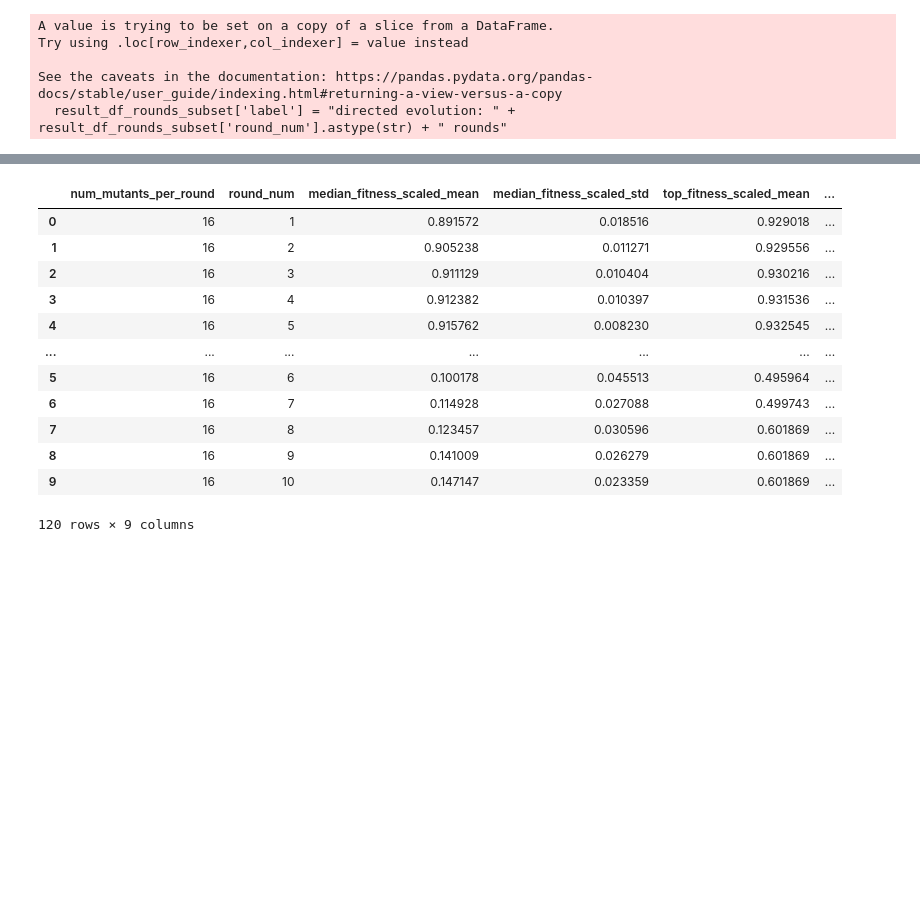
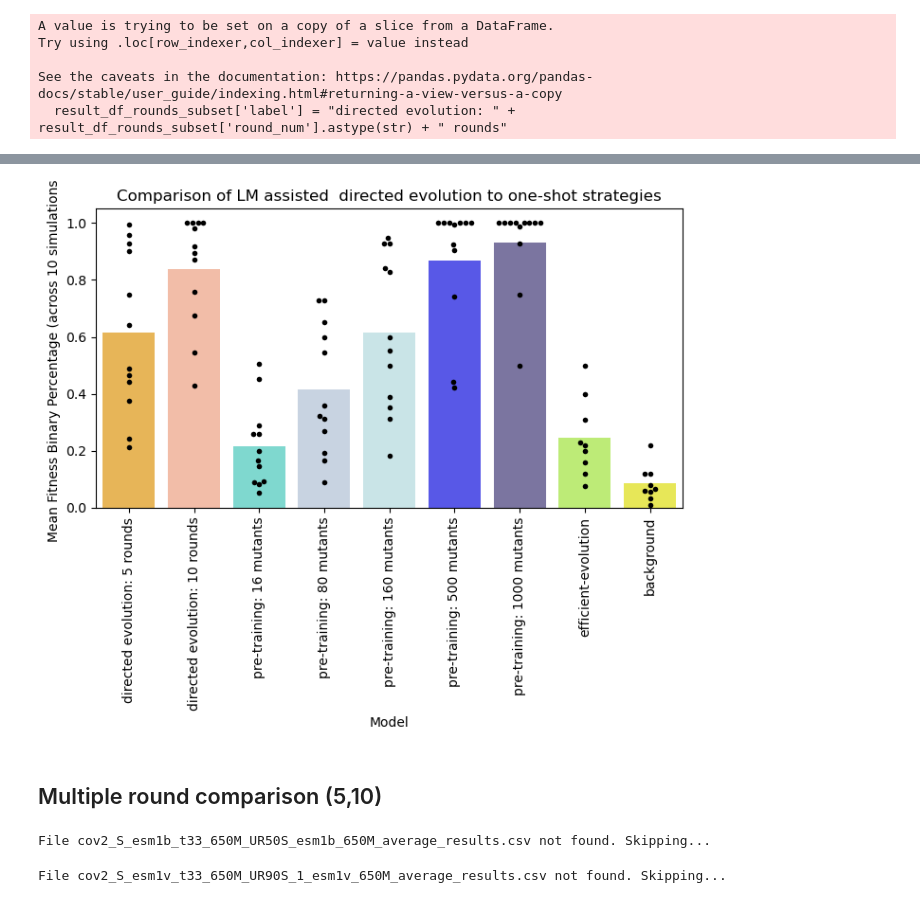
Before and after one commit to mat10d/EvolvePro, a Jupyter notebook: top-layer-metrics/across_rounds/across_rounds_new.ipynb, the cells around one changed output, grey strips where cells are left out. Drawn from its saved outputs; the diff is of its cells as text; code cells hidden in the pictures; blank space fills up the shorter version.

```diff
--- a/top-layer-metrics/across_rounds/across_rounds_new.ipynb
+++ b/top-layer-metrics/across_rounds/across_rounds_new.ipynb
@@ -215,16 +171,36 @@ plt.show()
-# %%
-result_df_rounds
-# %% [output]
-|  | num_mutants_per_round | round_num | median_fitness_scaled_mean | median_fitness_scaled_std | top_fitness_scaled_mean | ... |
-| 0 | 16 | 1 | 0.891572 | 0.018516 | 0.929018 | ... |
-| 1 | 16 | 2 | 0.905238 | 0.011271 | 0.929556 | ... |
-| 2 | 16 | 3 | 0.911129 | 0.010404 | 0.930216 | ... |
-| 3 | 16 | 4 | 0.912382 | 0.010397 | 0.931536 | ... |
-| 4 | 16 | 5 | 0.915762 | 0.008230 | 0.932545 | ... |
-| ... | ... | ... | ... | ... | ... | ... |
-| 5 | 16 | 6 | 0.100178 | 0.045513 | 0.495964 | ... |
-| 6 | 16 | 7 | 0.114928 | 0.027088 | 0.499743 | ... |
-| 7 | 16 | 8 | 0.123457 | 0.030596 | 0.601869 | ... |
-| 8 | 16 | 9 | 0.141009 | 0.026279 | 0.601869 | ... |
-| 9 | 16 | 10 | 0.147147 | 0.023359 | 0.601869 | ... |
-120 rows × 9 columns
+# %%
+# Define the colors for each hue level
+palette_colors = {'efficient-evolution': 'greenyellow',
+                  'background': 'yellow',
+
+                  'pre-training: 16 mutants': 'turquoise',
+                  'pre-training: 80 mutants': 'lightsteelblue',
+                  'pre-training: 160 mutants': 'powderblue',
+                  'pre-training: 500 mutants': 'blue',
+                  'pre-training: 1000 mutants': 'darkslateblue',
+
+                  'directed evolution: 5 rounds': 'orange',
+                  'directed evolution: 10 rounds': 'lightsalmon'}
+
+# Create the bar plot
+plt.figure(figsize=(7, 6))
+ax = sns.barplot(data=concatenated_df_one_shot, x='label', y='fitness_binary_percentage_mean',
+                 palette=palette_colors, errorbar = None, alpha = 0.75)
+
+# Overlay underlying points with jitter
+sns.swarmplot(data=concatenated_df_one_shot, x='label', y='fitness_binary_percentage_mean',
+              size=4, color = "black")
+
+# Add labels and title
+plt.xlabel('Model')
+plt.ylabel('Mean Fitness Binary Percentage (across 10 simulations)')
+plt.title('Comparison of LM assisted  directed evolution to one-shot strategies')
+
+# Show the plot
+plt.xticks(rotation=90)
+plt.tight_layout()
+plt.show()
+# %% [output]
+[figure, added]
+# %% [markdown]
+## Multiple round comparison (5,10)
@@ -230,0 +234,22 @@ result_df_rounds
+# %%
+experiment = "esm1b_650M_average"
+grid_search_var = ["num_mutants_per_round", "round_num"]
+columns_to_collapse = ["median_fitness_scaled", "top_fitness_scaled", "fitness_binary_percentage"]  # List of columns to collapse
+esm = "esm1b"
+size_csvs = "t33_650M_UR50S"
+
+result_df_1b_650M = read_data(experiment, grid_search_var, columns_to_collapse, esm, size_csvs)
+result_df_1b_650M['label'] = "esm1b 650M"
+# %% [output]
+File cov2_S_esm1b_t33_650M_UR50S_esm1b_650M_average_results.csv not found. Skipping...
+# %%
+experiment = "esm1v_650M_average"
+grid_search_var = ["num_mutants_per_round", "round_num"]
+columns_to_collapse = ["median_fitness_scaled", "top_fitness_scaled", "fitness_binary_percentage"]  # List of columns to collapse
+esm = "esm1v"
+size_csvs = "t33_650M_UR90S_1"
+
+result_df_1v_650M = read_data(experiment, grid_search_var, columns_to_collapse, esm, size_csvs)
+result_df_1v_650M['label'] = "esm1v 650M"
+# %% [output]
+File cov2_S_esm1v_t33_650M_UR90S_1_esm1v_650M_average_results.csv not found. Skipping...
```
Also changed, not shown: parts of 21 cells of this notebook, 35 other files.
